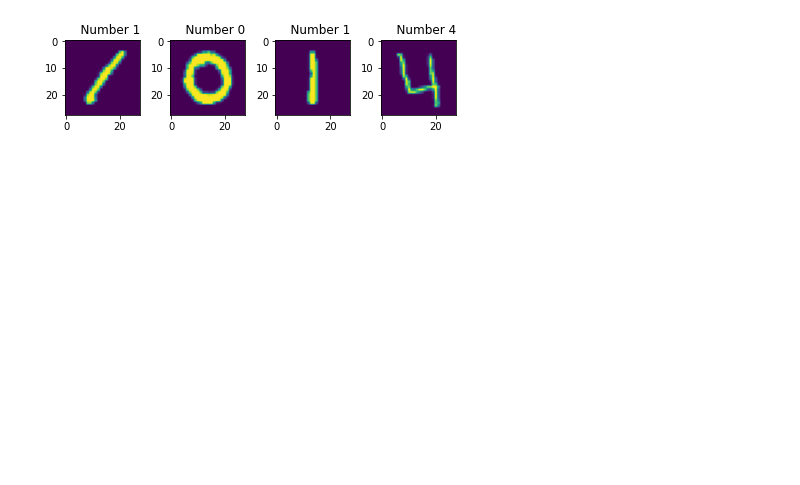
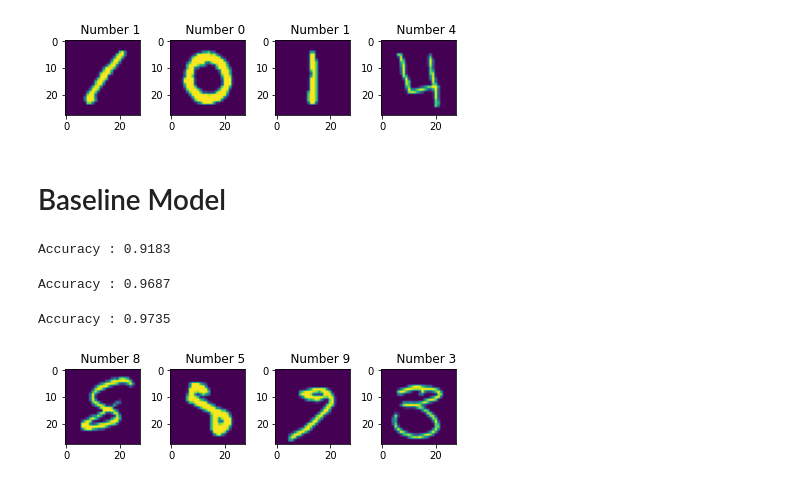
Before and after one commit to yenwee/digit_recognizer, a Jupyter notebook: Digit Recognizer.ipynb, the cells around one changed output. Saved outputs shown, nothing was run; the diff lists cells and outputs as text; code cells hidden in the pictures; blank space fills up the shorter version.

Commit message:
Added baseline models

```diff
--- a/Digit Recognizer.ipynb
+++ b/Digit Recognizer.ipynb
@@ -20,3 +23,39 @@ fig.tight_layout()
 plt.show()
 # %% [output]
 [figure]
+# %%
+train, dev = train_test_split(df,test_size = 0.2, random_state = 42)
+# %% [markdown]
+# Baseline Model
+# %%
+logreg = LogisticRegression(multi_class='multinomial')
+logreg.fit(train.drop('label',axis=1),train.label)
+logreg_pred = logreg.predict(dev.drop('label',axis=1))
+print("Accuracy : {}".format(round(accuracy_score(dev.label,logreg_pred),4)))
+# %% [output]
+Accuracy : 0.9183
+# %%
+knn = KNeighborsClassifier(n_neighbors = 1)
+knn.fit(train.drop('label',axis=1),train.label)
+knn_pred = knn.predict(dev.drop('label',axis=1))
+print("Accuracy : {}".format(round(accuracy_score(dev.label,knn_pred),4)))
+# %% [output]
+Accuracy : 0.9687
+# %%
+svc = SVC()
+svc.fit(train.drop('label',axis=1),train.label)
+svc_pred = svc.predict(dev.drop('label',axis=1))
+print("Accuracy : {}".format(round(accuracy_score(dev.label,svc_pred),4)))
+# %% [output]
+Accuracy : 0.9735
+# %%
+difference = pred - dev.label
+
+fig, ax = plt.subplots(nrows=1, ncols=4)
+for idx,i in enumerate(list(difference[difference!=0].index)[:4]):
+    ax[idx].set_title("    Number {}".format(dev.loc[i][0]))
+    ax[idx].imshow(np.array(dev.loc[i][1:]).reshape(28,28))
+fig.tight_layout()
+plt.show()
+# %% [output]
+[figure, added]
```
Also changed, not shown: parts of 2 cells of this notebook.
